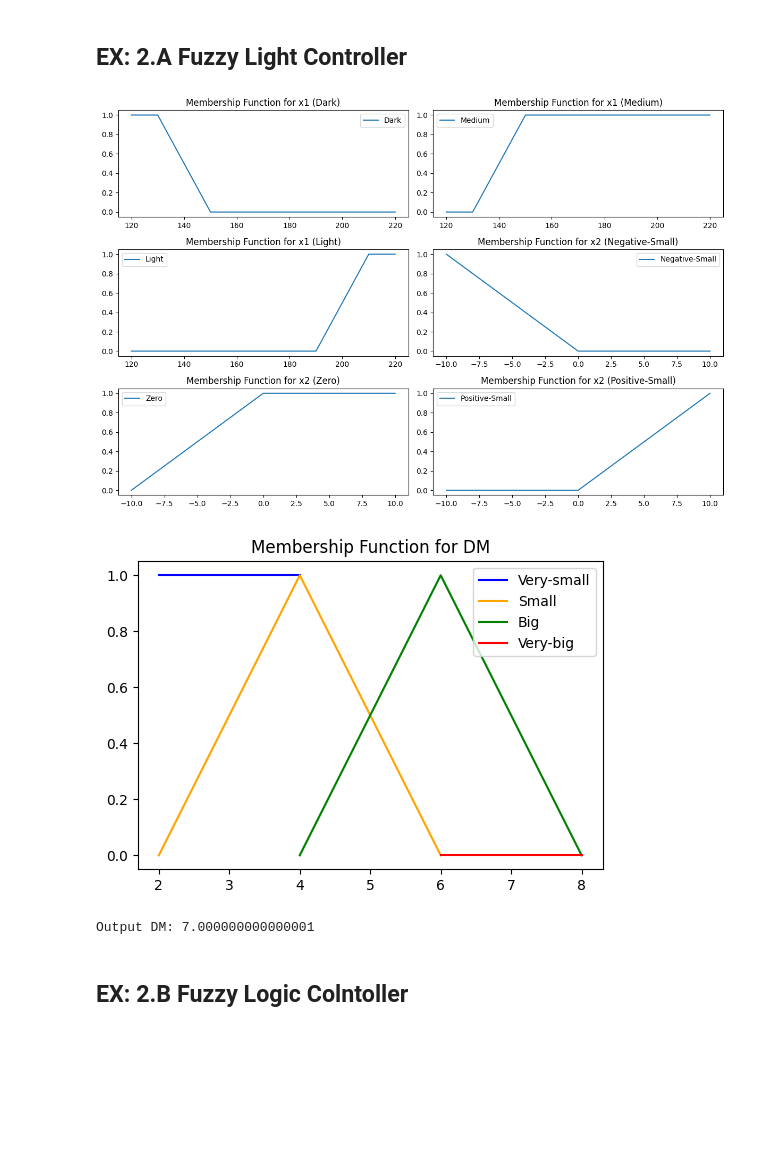
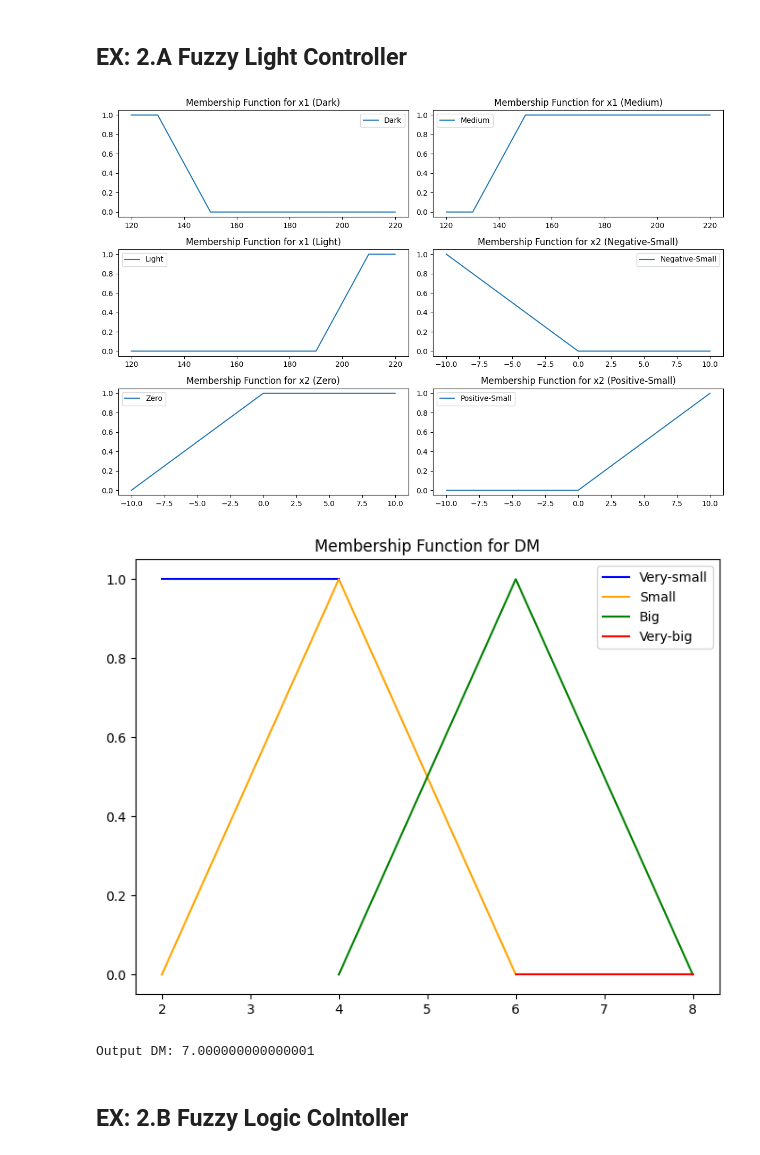
Before and after one commit to ramprasathmk/Soft-Computing-Lab-2024, a Jupyter notebook: SoftComputingLab_(VI_SEM).ipynb, the cells around one changed output. Cells and saved outputs as stored; diff of their text form; code cells hidden in the pictures; blank space fills up the shorter version.

```diff
--- a/SoftComputingLab_(VI_SEM).ipynb
+++ b/SoftComputingLab_(VI_SEM).ipynb
@@ -278,35 +276,35 @@ plt.subplot(3, 2, 4)
 plt.plot(x2_universe, x2_ns_membership, label='Negative-Small')
 plt.title('Membership Function for x2 (Negative-Small)')
 plt.legend()
 
 plt.subplot(3, 2, 5)
 plt.plot(x2_universe, x2_ze_membership, label='Zero')
 plt.title('Membership Function for x2 (Zero)')
 plt.legend()
 
 plt.subplot(3, 2, 6)
 plt.plot(x2_universe, x2_ps_membership, label='Positive-Small')
 plt.title('Membership Function for x2 (Positive-Small)')
 plt.legend()
 
 plt.tight_layout()
 plt.show()
 
 # Plot output membership function
-plt.figure(figsize=(6, 4))
+plt.figure(figsize=(8, 6))
 plt.plot([dm_vs[0], dm_vs[1]], [1, 1], label='Very-small', color='blue')
 plt.plot([dm_s[0], dm_s[1], dm_s[2]], [0, 1, 0], label='Small', color='orange')
 plt.plot([dm_b[0], dm_b[1], dm_b[2]], [0, 1, 0], label='Big', color='green')
 plt.plot([dm_vb[0], dm_vb[1]], [0, 0], label='Very-big', color='red')
 plt.title('Membership Function for DM')
 plt.legend()
 plt.show()
 
 # Print the output value
 print("Output DM:", output)
 # %% [output]
 [figure]
-[figure, old version]
+[figure, new version]
 Output DM: 7.000000000000001
 # %% [markdown]
 ## EX: 2.B Fuzzy Logic Colntoller
```
Also changed, not shown: parts of 8 cells of this notebook.
